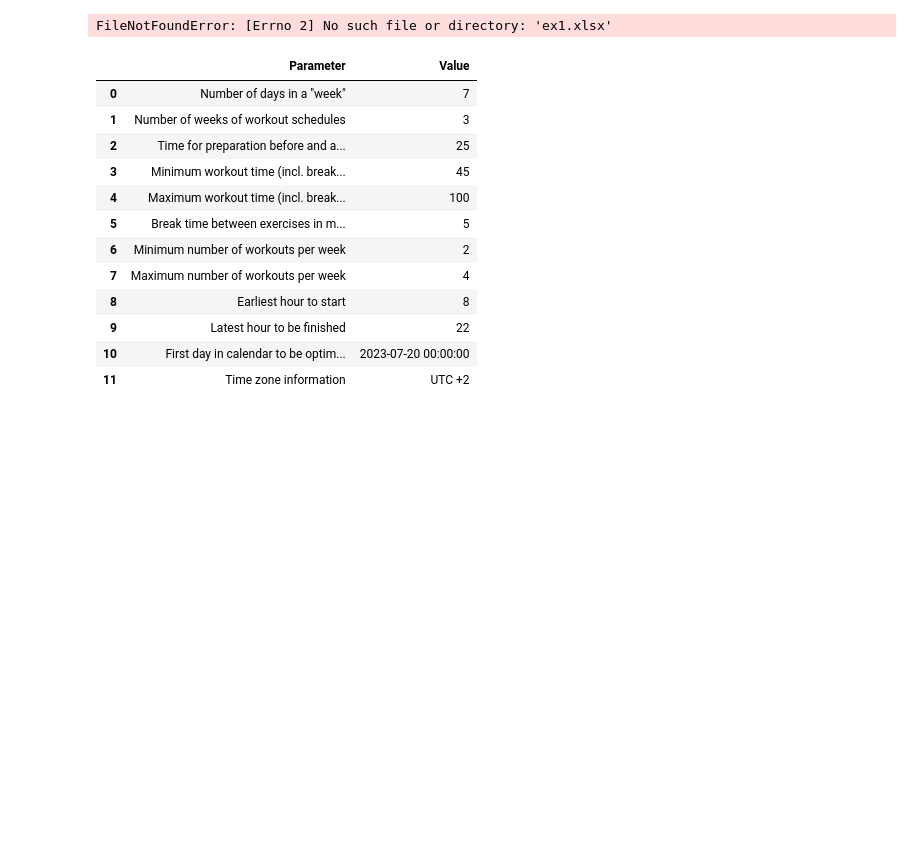
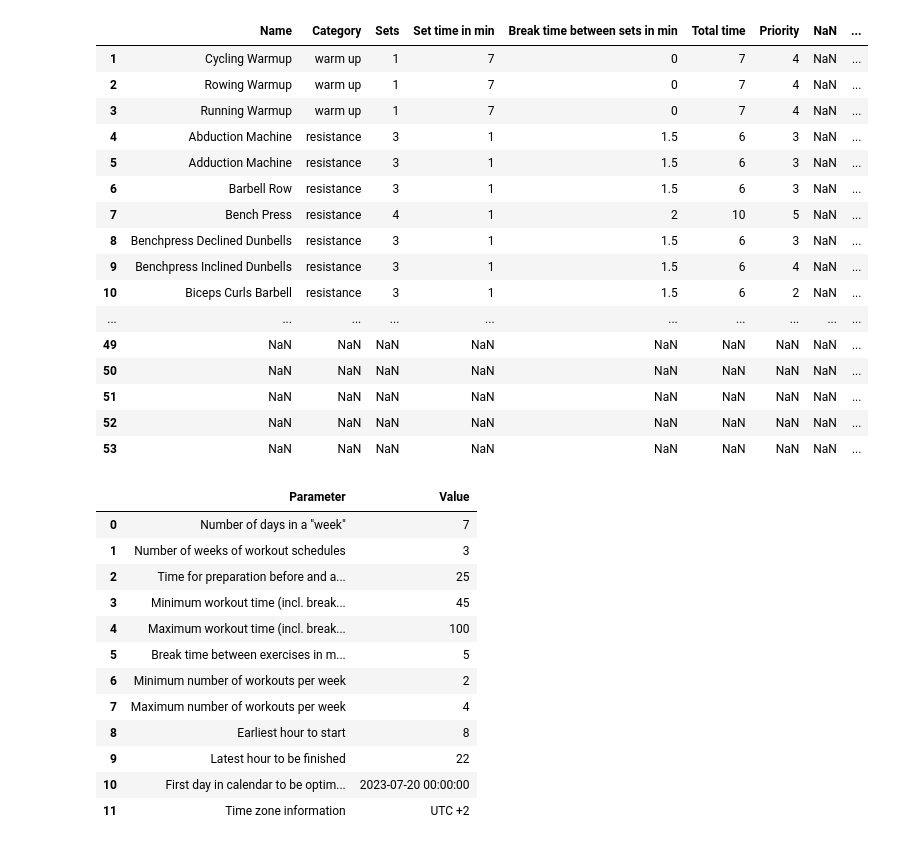
Before and after one commit to v4nderstruck/OR, a Jupyter notebook: src/POM/T3/solve.ipynb, the cells around one changed output. Drawn from its saved outputs; the diff is of its cells as text; code cells hidden in the pictures; blank space fills up the shorter version.

```diff
--- a/src/POM/T3/solve.ipynb
+++ b/src/POM/T3/solve.ipynb
@@ -1,18 +1,31 @@
 # %%
 import pandas as pd
 import numpy as np
 from IPython.display import display, HTML
-df = pd.read_excel("ex2.xlsx", sheet_name="exercises")
+df = pd.read_excel("./src/POM/T3/ex1.xlsx", sheet_name="exercises", engine="openpyxl")
 df.columns = df.iloc[0] # load first row as column names
 df = df.drop(df.index[0]) # drop first row
+df
 
-# magic row: minimum training time for each exercise
-last_row = df.iloc[-1]
-assert last_row["Name"] == "Minimum Weekly Workout Time"
-df.drop_duplicates(subset="Name", keep="first", inplace=True)
-df
+minimum_weekly = df.loc[df["Name"] == "Minimum Weekly Workout Time"]
 # %% [output]
-FileNotFoundError: [Errno 2] No such file or directory: 'ex1.xlsx'
+|  | Name | Category | Sets | Set time in min | Break time between sets in min | Total time | Priority | NaN | ... |
+| 1 | Cycling Warmup | warm up | 1 | 7 | 0 | 7 | 4 | NaN | ... |
+| 2 | Rowing Warmup | warm up | 1 | 7 | 0 | 7 | 4 | NaN | ... |
+| 3 | Running Warmup | warm up | 1 | 7 | 0 | 7 | 4 | NaN | ... |
+| 4 | Abduction Machine | resistance | 3 | 1 | 1.5 | 6 | 3 | NaN | ... |
+| 5 | Adduction Machine | resistance | 3 | 1 | 1.5 | 6 | 3 | NaN | ... |
+| 6 | Barbell Row | resistance | 3 | 1 | 1.5 | 6 | 3 | NaN | ... |
+| 7 | Bench Press | resistance | 4 | 1 | 2 | 10 | 5 | NaN | ... |
+| 8 | Benchpress Declined Dunbells | resistance | 3 | 1 | 1.5 | 6 | 3 | NaN | ... |
+| 9 | Benchpress Inclined Dunbells | resistance | 3 | 1 | 1.5 | 6 | 4 | NaN | ... |
+| 10 | Biceps Curls Barbell | resistance | 3 | 1 | 1.5 | 6 | 2 | NaN | ... |
+| ... | ... | ... | ... | ... | ... | ... | ... | ... | ... |
+| 49 | NaN | NaN | NaN | NaN | NaN | NaN | NaN | NaN | ... |
+| 50 | NaN | NaN | NaN | NaN | NaN | NaN | NaN | NaN | ... |
+| 51 | NaN | NaN | NaN | NaN | NaN | NaN | NaN | NaN | ... |
+| 52 | NaN | NaN | NaN | NaN | NaN | NaN | NaN | NaN | ... |
+| 53 | NaN | NaN | NaN | NaN | NaN | NaN | NaN | NaN | ... |
 # %%
 df = pd.read_excel("ex1.xlsx", sheet_name="info")
 df
```
Also changed, not shown: 3 other files.
